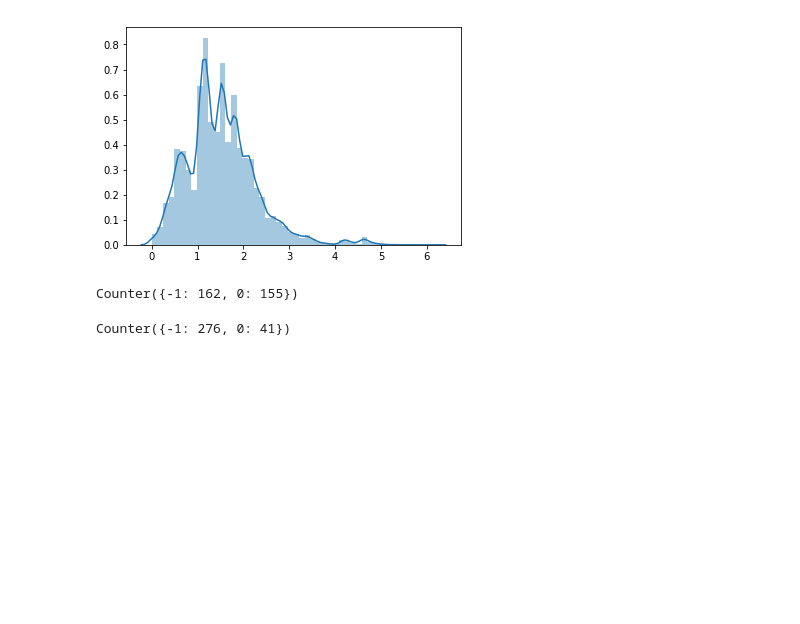
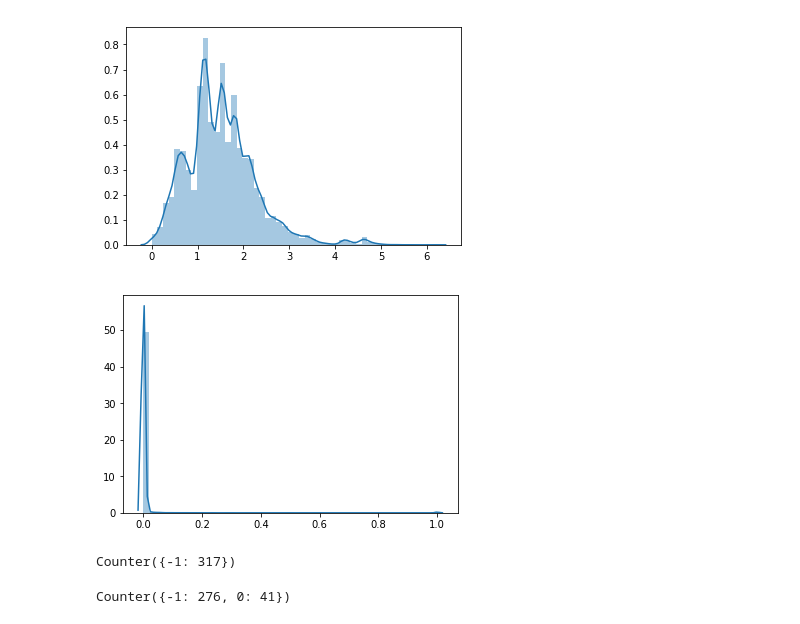
Before and after one commit to afouchet/Polls_FR, a Jupyter notebook: Notebooks/TF_IDF.ipynb, the cells around one changed output. Saved outputs shown, nothing was run; the diff lists cells and outputs as text; code cells hidden in the pictures; blank space fills up the shorter version.

Commit message:
Add DBScan by cosinus distance

```diff
--- a/Notebooks/TF_IDF.ipynb
+++ b/Notebooks/TF_IDF.ipynb
@@ -17,15 +17,25 @@ sns.distplot(dists)
 plt.show()
 # %% [output]
 [figure]
+# %%
+# Plotting distribution of distances
+from sklearn.metrics.pairwise import cosine_similarity
+
+nana = cosine_similarity(X)
+dists = nana.reshape((-1, 1))
+sns.distplot(dists)
+plt.show()
+# %% [output]
+[figure, added]
 # %%
 # Let's try to DB-Scan with smaller distance of 1
 from collections import Counter
 from sklearn.cluster import DBSCAN
-clf = DBSCAN(eps=1)
+clf = DBSCAN(eps=0.5, metric='cosine')
 labels = clf.fit_predict(X)
 print(Counter(labels))
 # %% [output]
-Counter({-1: 162, 0: 155})
+Counter({-1: 317})
 # %%
 # Finds that 284 propositions are unclustered,
 # and 155 belongs to same cluster
```
Also changed, not shown: parts of 5 cells of this notebook.
